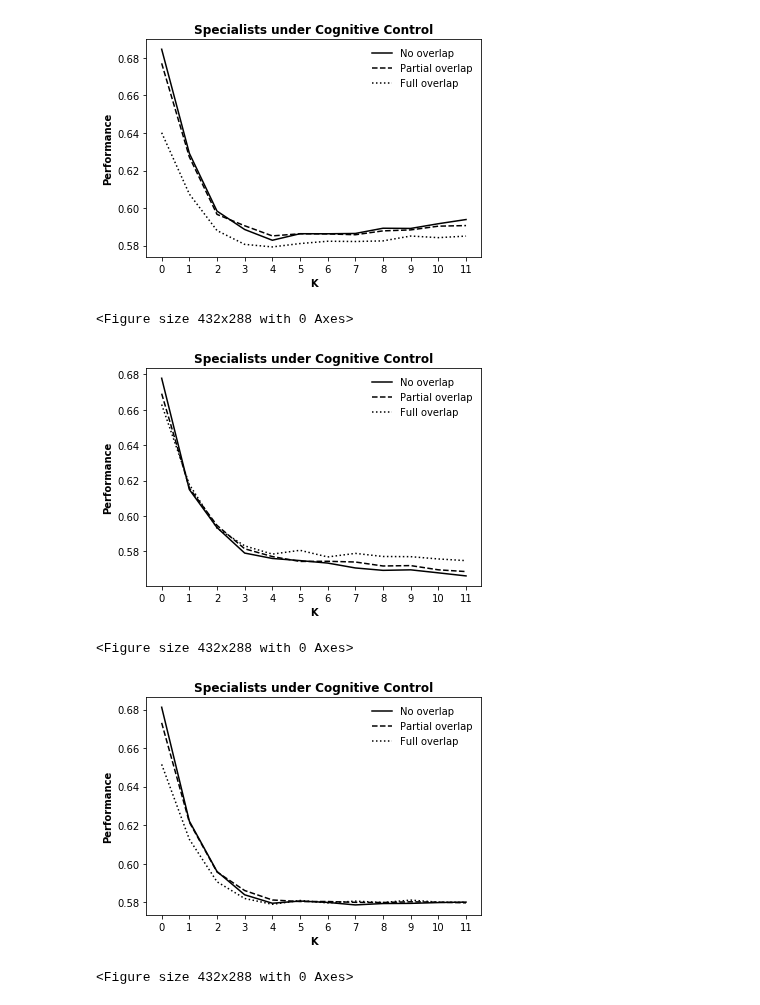
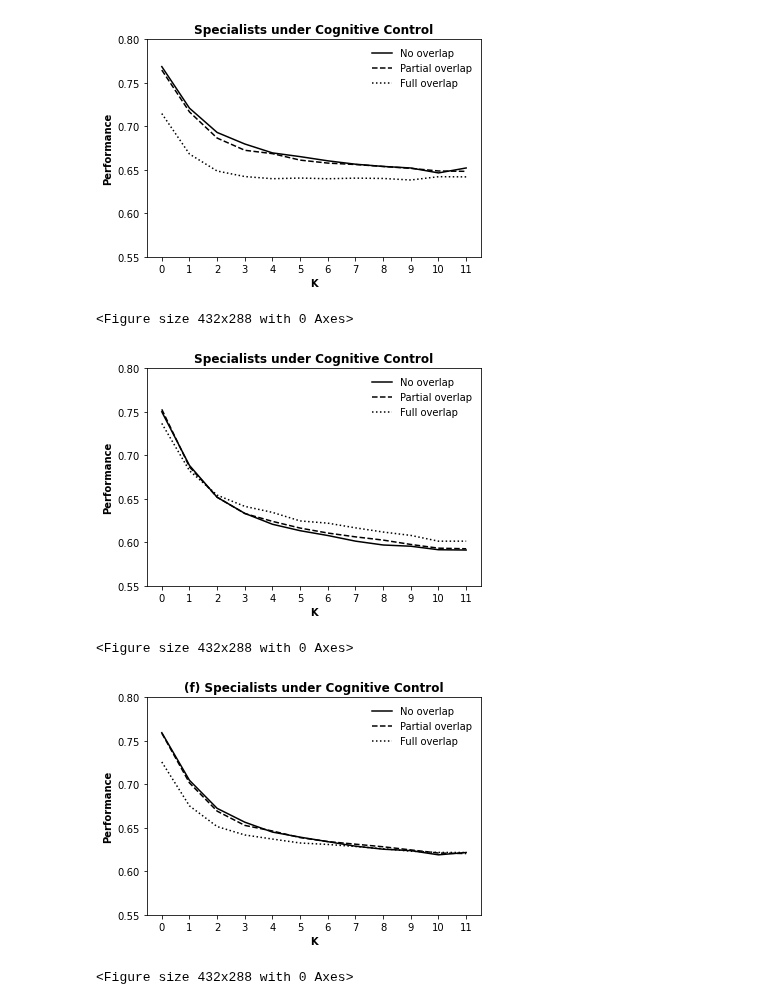
Before and after one commit to baldFemale/OpenInnovationFramework, a Jupyter notebook: Topdown/Evaluator_S_contingency.ipynb, the cells around one changed output. Saved outputs shown, nothing was run; the diff lists cells and outputs as text; code cells hidden in the pictures.

Commit message:
Update the figure format for AOM2023

```diff
--- a/Topdown/Evaluator_S_contingency.ipynb
+++ b/Topdown/Evaluator_S_contingency.ipynb
@@ -4,58 +4,58 @@ import pickle
 import numpy as np
 # %%
 # Specialists in SS
-data_folder = r"F:\data\gst-1112\Topdown_2\ss"
-s1_performance_0_file = data_folder + r"\s1_performance_across_K_0"
-s1_performance_1_file = data_folder + r"\s1_performance_across_K_1"
-s1_performance_2_file = data_folder + r"\s1_performance_across_K_2"
-s1_performance_3_file = data_folder + r"\s1_performance_across_K_3"
+data_folder = r"E:\data\gst-1112\Topdown_3"
+s1_performance_0_file = data_folder + r"\ss\s1_performance_across_K_0"
+s1_performance_1_file = data_folder + r"\ss\s1_performance_across_K_1"
+s1_performance_2_file = data_folder + r"\ss\s1_performance_across_K_2"
+s1_performance_3_file = data_folder + r"\ss\s1_performance_across_K_3"
 with open(s1_performance_0_file, 'rb') as infile:
     s1_performance_0 = pickle.load(infile)
 with open(s1_performance_1_file, 'rb') as infile:
     s1_performance_1 = pickle.load(infile)
 with open(s1_performance_2_file, 'rb') as infile:
     s1_performance_2 = pickle.load(infile)
 with open(s1_performance_3_file, 'rb') as infile:
     s1_performance_3 = pickle.load(infile)
 
-s2_performance_0_file = data_folder + r"\s2_performance_across_K_0"
-s2_performance_1_file = data_folder + r"\s2_performance_across_K_1"
-s2_performance_2_file = data_folder + r"\s2_performance_across_K_2"
-s2_performance_3_file = data_folder + r"\s2_performance_across_K_3"
+s2_performance_0_file = data_folder + r"\ss\s2_performance_across_K_0"
+s2_performance_1_file = data_folder + r"\ss\s2_performance_across_K_1"
+s2_performance_2_file = data_folder + r"\ss\s2_performance_across_K_2"
+s2_performance_3_file = data_folder + r"\ss\s2_performance_across_K_3"
 with open(s2_performance_0_file, 'rb') as infile:
     s2_performance_0 = pickle.load(infile)
 with open(s2_performance_1_file, 'rb') as infile:
     s2_performance_1 = pickle.load(infile)
 with open(s2_performance_2_file, 'rb') as infile:
     s2_performance_2 = pickle.load(infile)
 with open(s2_performance_3_file, 'rb') as infile:
     s2_performance_3 = pickle.load(infile)
 
 # Performance
 x = [0, 1, 2, 3, 4, 5, 6, 7, 8, 9, 10, 11]
 
 # S1
 plt.plot(x, s1_performance_0, "k-", label="No overlap")
 plt.plot(x, s1_performance_1, "k--", label="Partial overlap")
 plt.plot(x, s1_performance_3, "k:", label="Full overlap")
 plt.xlabel('K', fontweight='bold', fontsize=10)
 plt.ylabel('Performance', fontweight='bold', fontsize=10)
 plt.xticks(x)
+plt.yticks(np.arange(0.55, 0.85, step=0.05))
 plt.title("Specialists under Cognitive Control", fontweight='bold')
 plt.legend(frameon=False, fontsize=10)
-plt.savefig(data_folder + r"\S_in_SS_overlap_topdown.png", transparent=False, dpi=200)
+# plt.savefig(data_folder + r"\S_in_SS_overlap_topdown.png", transparent=False, dpi=200)
 plt.show()
 plt.clf()
 # %% [output]
-[figure, old version]
+[figure, new version]
 <Figure size 432x288 with 0 Axes>
 # %%
 # Specialists in GS
-data_folder = r"F:\data\gst-1112\Topdown_2\gs"
-s_performance_0_file = data_folder + r"\s_performance_across_K_0"
-s_performance_1_file = data_folder + r"\s_performance_across_K_1"
-s_performance_2_file = data_folder + r"\s_performance_across_K_2"
-s_performance_3_file = data_folder + r"\s_performance_across_K_3"
+s_performance_0_file = data_folder + r"\gs\s_performance_across_K_0"
+s_performance_1_file = data_folder + r"\gs\s_performance_across_K_1"
+s_performance_2_file = data_folder + r"\gs\s_performance_across_K_2"
+s_performance_3_file = data_folder + r"\gs\s_performance_across_K_3"
 with open(s_performance_0_file, 'rb') as infile:
     s_performance_0 = pickle.load(infile)
 with open(s_performance_1_file, 'rb') as infile:
@@ -74,13 +74,14 @@ plt.plot(x, s_performance_3, "k:", label="Full overlap")
 plt.xlabel('K', fontweight='bold', fontsize=10)
 plt.ylabel('Performance', fontweight='bold', fontsize=10)
 plt.xticks(x)
+plt.yticks(np.arange(0.55, 0.85, step=0.05))
 plt.title("Specialists under Cognitive Control", fontweight='bold')
 plt.legend(frameon=False, fontsize=10)
-plt.savefig(data_folder + r"\G_in_GS_overlap_topdown.png", transparent=True, dpi=200)
+# plt.savefig(data_folder + r"\G_in_GS_overlap_topdown.png", transparent=True, dpi=200)
 plt.show()
 plt.clf()
 # %% [output]
-[figure, old version]
+[figure, new version]
 <Figure size 432x288 with 0 Axes>
 # %%
 # Integrated Results (remove the dimension of recombinations)
@@ -94,18 +95,18 @@ for index, value in enumerate(x):
     overall_s_performance_1.append((s_performance_1[index] + s1_performance_1[index]) / 2)  # Partial overlap
     overall_s_performance_2.append((s_performance_3[index] + s1_performance_3[index]) / 2)  # Full overlap
 
-data_folder = r"F:\data\gst-1112\Topdown_2"
 plt.plot(x, overall_s_performance_0, "k-", label="No overlap")
 plt.plot(x, overall_s_performance_1, "k--", label="Partial overlap")
 plt.plot(x, overall_s_performance_2, "k:", label="Full overlap")
 plt.xlabel('K', fontweight='bold', fontsize=10)
 plt.ylabel('Performance', fontweight='bold', fontsize=10)
 plt.xticks(x)
-plt.title("Specialists under Cognitive Control", fontweight='bold')
+plt.yticks(np.arange(0.55, 0.85, step=0.05))
+plt.title("(f) Specialists under Cognitive Control", fontweight='bold')
 plt.legend(frameon=False, fontsize=10)
 plt.savefig(data_folder + r"\S_overlap_topdown.png", transparent=True, dpi=200)
 plt.show()
 plt.clf()
 # %% [output]
-[figure, old version]
+[figure, new version]
 <Figure size 432x288 with 0 Axes>
```
Also changed, not shown: 15 other files.
